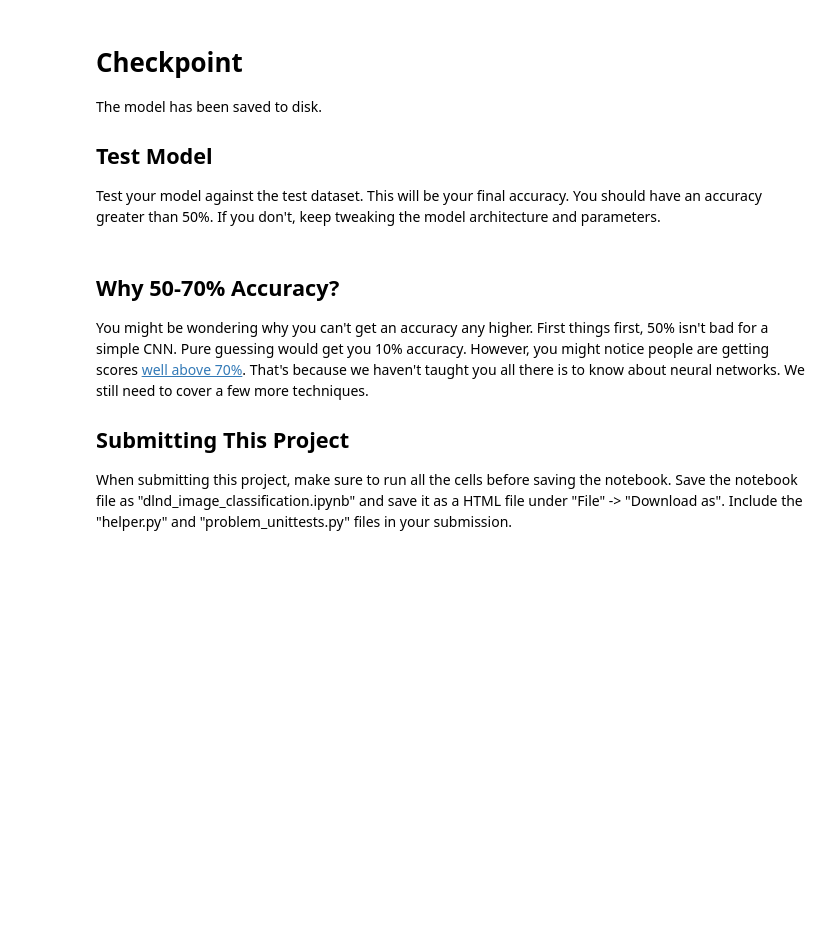
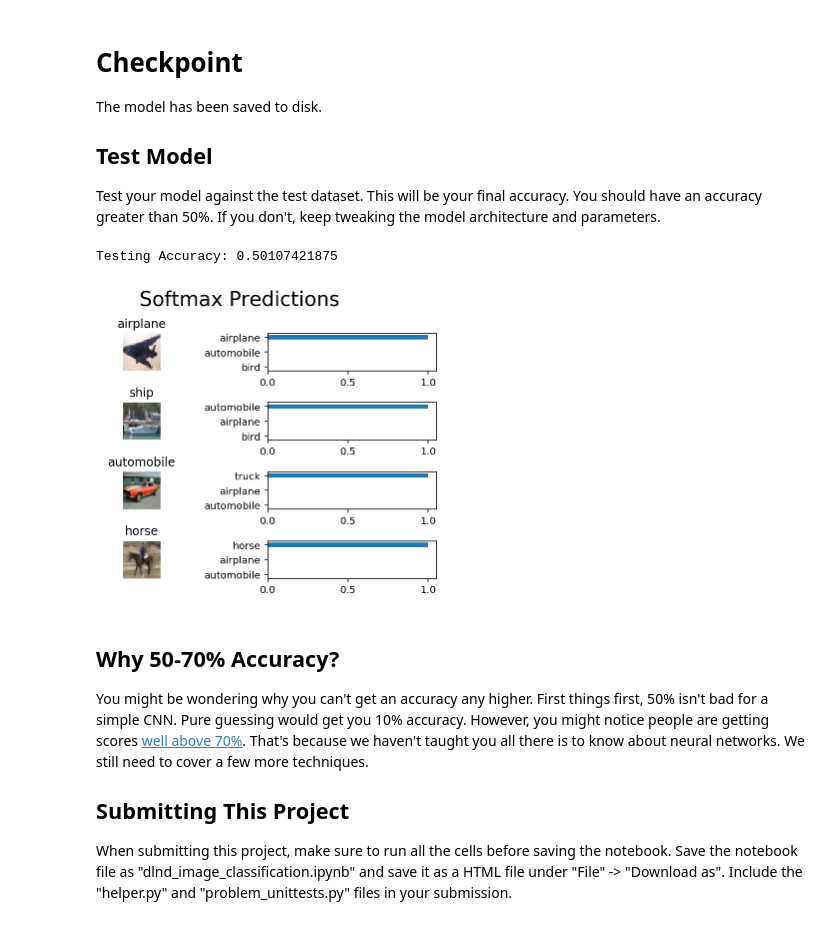
Before and after one commit to zmykevin/DLND_Project_2, a Jupyter notebook: dlnd_image_classification.ipynb, the cells around one changed output. Cells and saved outputs as stored; diff of their text form; code cells hidden in the pictures; blank space fills up the shorter version.

```diff
--- a/dlnd_image_classification.ipynb
+++ b/dlnd_image_classification.ipynb
@@ -437,6 +513,7 @@ def train_neural_network(session, optimizer, keep_probability, feature_batch, la
     : label_batch: Batch of Numpy label data
     """
     # TODO: Implement Function
+    session.run(optimizer, feed_dict={x:feature_batch,y:label_batch, keep_prob: keep_probability})
     pass
 
 
@@ -458,6 +537,12 @@ def print_stats(session, feature_batch, label_batch, cost, accuracy):
     : accuracy: TensorFlow accuracy function
     """
     # TODO: Implement Function
+    #Compute the loss
+    loss = session.run(cost,feed_dict={x:feature_batch, y: label_batch, keep_prob: 1.0})
+    #Compute the validation accuracy
+    val_accuracy = session.run(accuracy, feed_dict={x:valid_features, y:valid_labels, keep_prob: 1.0})
+    #print the loss and validation accuracy
+    print("The loss is: {:>10.4f} and the validation_accuracy is {:.6f}".format(loss, val_accuracy))
     pass
 # %% [markdown]
 ### Hyperparameters
@@ -471,9 +556,9 @@ Tune the following parameters:
 * Set `keep_probability` to the probability of keeping a node using dropout
 # %%
 # TODO: Tune Parameters
-epochs = None
-batch_size = None
-keep_probability = None
+epochs = 50
+batch_size = 256
+keep_probability = 1.0
 # %% [markdown]
 ### Train on a Single CIFAR-10 Batch
 Instead of training the neural network on all the CIFAR-10 batches of data, let's use a single batch. This should save time while you iterate on the model to get a better accuracy.  Once the final validation accuracy is 50% or greater, run the model on all the data in the next section.
@@ -500,7 +604,7 @@ Now that you got a good accuracy with a single CIFAR-10 batch, try it with all f
 """
 DON'T MODIFY ANYTHING IN THIS CELL
 """
-save_model_path = './image_classification'
+save_model_path = './image_classification_03012345'
 
 print('Training...')
 with tf.Session() as sess:
@@ -544,7 +666,7 @@ try:
 except NameError:
     batch_size = 64
 
-save_model_path = './image_classification'
+save_model_path = './image_classification_03012345'
 n_samples = 4
 top_n_predictions = 3
 
@@ -562,33 +684,36 @@ def test_model():
         loader.restore(sess, save_model_path)
 
         # Get Tensors from loaded model
         loaded_x = loaded_graph.get_tensor_by_name('x:0')
         loaded_y = loaded_graph.get_tensor_by_name('y:0')
         loaded_keep_prob = loaded_graph.get_tensor_by_name('keep_prob:0')
         loaded_logits = loaded_graph.get_tensor_by_name('logits:0')
         loaded_acc = loaded_graph.get_tensor_by_name('accuracy:0')
 
         # Get accuracy in batches for memory limitations
         test_batch_acc_total = 0
         test_batch_count = 0
 
         for train_feature_batch, train_label_batch in helper.batch_features_labels(test_features, test_labels, batch_size):
             test_batch_acc_total += sess.run(
                 loaded_acc,
                 feed_dict={loaded_x: train_feature_batch, loaded_y: train_label_batch, loaded_keep_prob: 1.0})
             test_batch_count += 1
 
         print('Testing Accuracy: {}\n'.format(test_batch_acc_total/test_batch_count))
 
         # Print Random Samples
         random_test_features, random_test_labels = tuple(zip(*random.sample(list(zip(test_features, test_labels)), n_samples)))
         random_test_predictions = sess.run(
             tf.nn.top_k(tf.nn.softmax(loaded_logits), top_n_predictions),
             feed_dict={loaded_x: random_test_features, loaded_y: random_test_labels, loaded_keep_prob: 1.0})
         helper.display_image_predictions(random_test_features, random_test_labels, random_test_predictions)
 
 
 test_model()
+# %% [output]
+Testing Accuracy: 0.50107421875
+[figure, added]
 # %% [markdown]
 ## Why 50-70% Accuracy?
 You might be wondering why you can't get an accuracy any higher. First things first, 50% isn't bad for a simple CNN.  Pure guessing would get you 10% accuracy. However, you might notice people are getting scores [well above 70%](http://rodrigob.github.io/are_we_there_yet/build/classification_datasets_results.html#43494641522d3130).  That's because we haven't taught you all there is to know about neural networks. We still need to cover a few more techniques.
```
Also changed, not shown: parts of 9 cells of this notebook, 1 other file.
